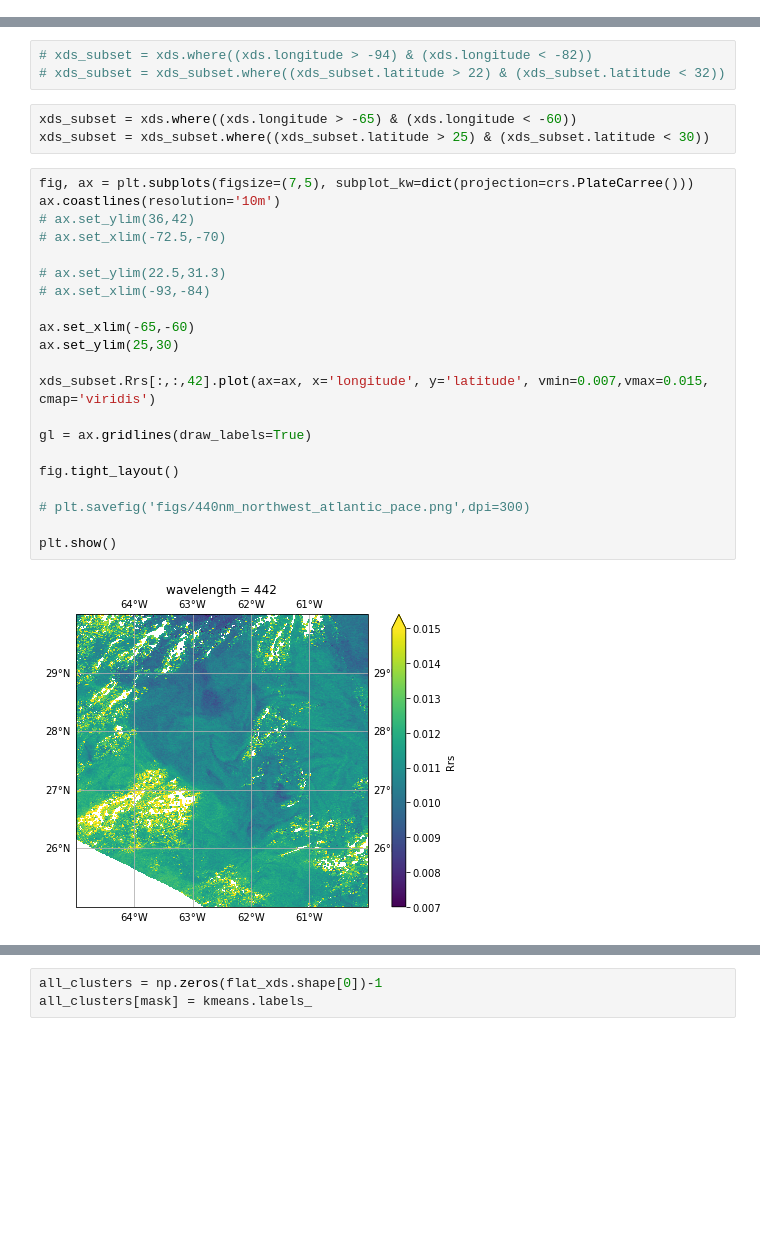
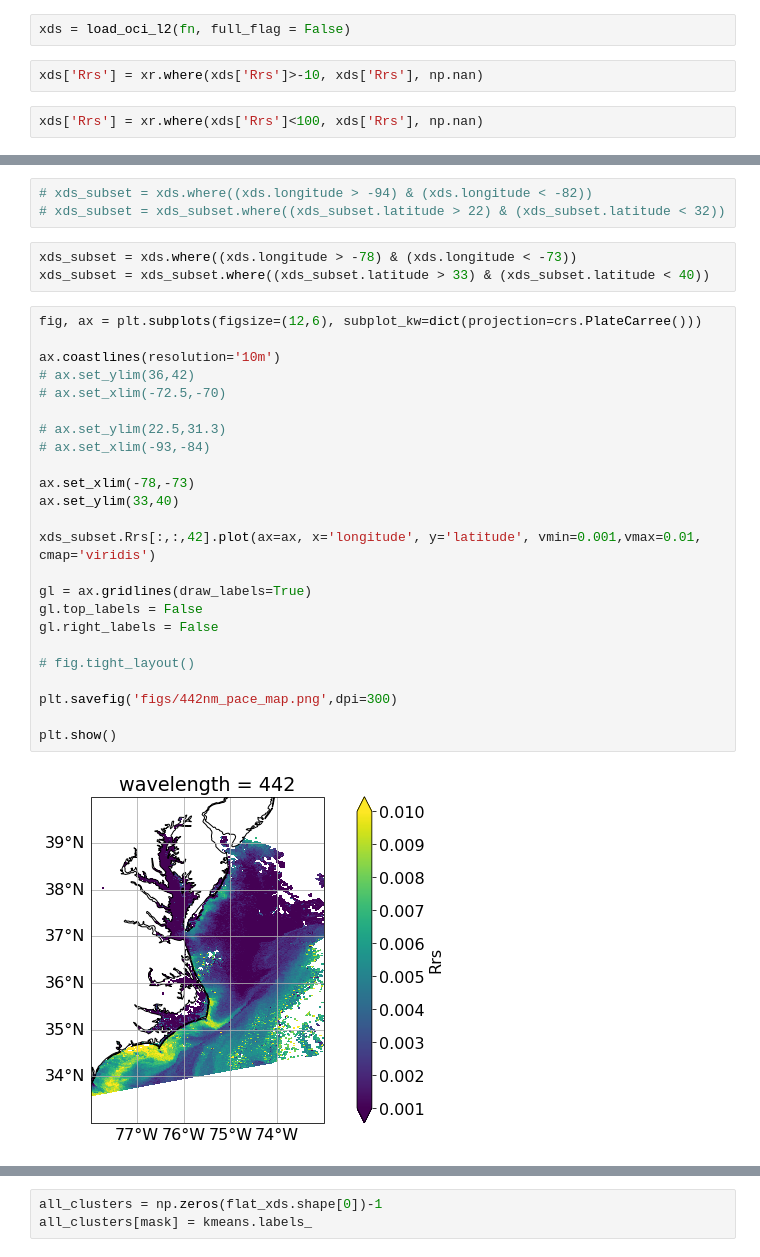
Before and after one commit to patrickcgray/ml_in_ocean_rs, a Jupyter notebook: clustering_pace.ipynb, the cells around one changed output, grey strips where cells are left out. Saved outputs shown, nothing was run; the diff lists cells and outputs as text; blank space fills up the shorter version.

```diff
--- a/clustering_pace.ipynb
+++ b/clustering_pace.ipynb
@@ -67,3 +73,9 @@ xds = load_oci_l2(fn, full_flag = True)
+# %%
+xds = load_oci_l2(fn, full_flag = False)
+# %%
+xds['Rrs'] = xr.where(xds['Rrs']>-10, xds['Rrs'], np.nan)
+# %%
+xds['Rrs'] = xr.where(xds['Rrs']<100, xds['Rrs'], np.nan)
 # %%
 wls = xds.wavelength
 # %%
@@ -98,28 +110,31 @@ plt.show()
 # xds_subset = xds.where((xds.longitude > -94) & (xds.longitude < -82))
 # xds_subset = xds_subset.where((xds_subset.latitude > 22) & (xds_subset.latitude < 32))
 # %%
-xds_subset = xds.where((xds.longitude > -65) & (xds.longitude < -60))
-xds_subset = xds_subset.where((xds_subset.latitude > 25) & (xds_subset.latitude < 30))
+xds_subset = xds.where((xds.longitude > -78) & (xds.longitude < -73))
+xds_subset = xds_subset.where((xds_subset.latitude > 33) & (xds_subset.latitude < 40))
 # %%
-fig, ax = plt.subplots(figsize=(7,5), subplot_kw=dict(projection=crs.PlateCarree()))
+fig, ax = plt.subplots(figsize=(12,6), subplot_kw=dict(projection=crs.PlateCarree()))
+
 ax.coastlines(resolution='10m')
 # ax.set_ylim(36,42)
 # ax.set_xlim(-72.5,-70)
 
 # ax.set_ylim(22.5,31.3)
 # ax.set_xlim(-93,-84)
 
-ax.set_xlim(-65,-60)
-ax.set_ylim(25,30)
+ax.set_xlim(-78,-73)
+ax.set_ylim(33,40)
 
-xds_subset.Rrs[:,:,42].plot(ax=ax, x='longitude', y='latitude', vmin=0.007,vmax=0.015, cmap='viridis')
+xds_subset.Rrs[:,:,42].plot(ax=ax, x='longitude', y='latitude', vmin=0.001,vmax=0.01, cmap='viridis')
 
 gl = ax.gridlines(draw_labels=True)
+gl.top_labels = False
+gl.right_labels = False
 
-fig.tight_layout()
+# fig.tight_layout()
 
-# plt.savefig('figs/440nm_northwest_atlantic_pace.png',dpi=300)
+plt.savefig('figs/442nm_pace_map.png',dpi=300)
 
 plt.show()
 # %% [output]
-[figure, old version]
+[figure, new version]
```
Also changed, not shown: parts of 77 cells of this notebook.
